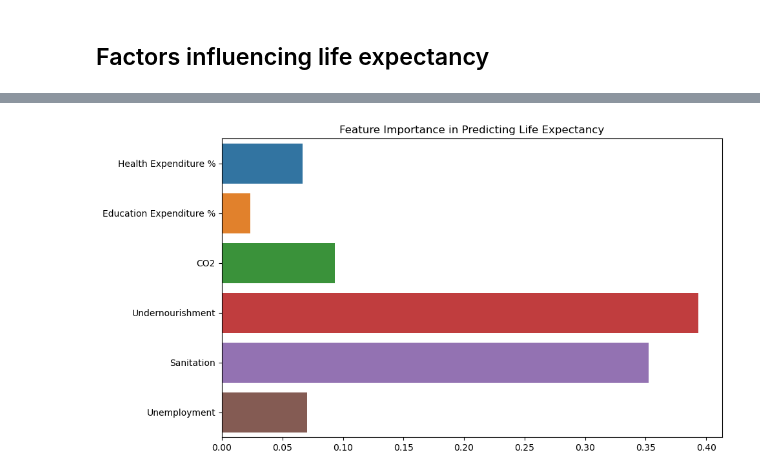
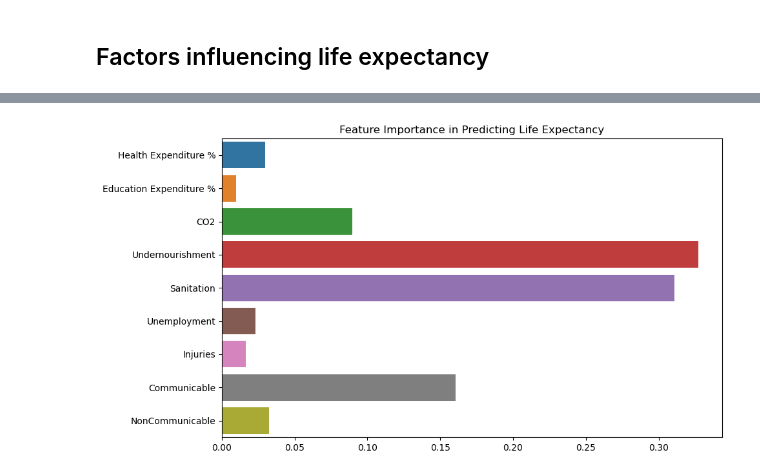
Before and after one commit to diatt17/Data_analysis_projects, a Jupyter notebook: Life_expectancy/life_expectancy.ipynb, the cells around one changed output, grey strips where cells are left out. Drawn from its saved outputs; the diff is of its cells as text; code cells hidden in the pictures.

```diff
--- a/Life_expectancy/life_expectancy.ipynb
+++ b/Life_expectancy/life_expectancy.ipynb
@@ -351,27 +379,28 @@ strong multicollinearity or other numerical problems.
 # %%
 #feature importance
 from sklearn.ensemble import RandomForestRegressor
 from sklearn.model_selection import train_test_split
 
 # Prepare data for modeling
 X = data[['Health Expenditure %', 'Education Expenditure %', 'CO2',
-          'Undernourishment', 'Sanitation', 'Unemployment']]
+               'Undernourishment', 'Sanitation', 'Unemployment', 'Injuries','Communicable',	'NonCommunicable']]
+
 y = data['Life_expectancy']
 
 # Split data into training and testing sets
 X_train, X_test, y_train, y_test = train_test_split(X, y, test_size=0.2, random_state=42)
 
 # Fit Random Forest model
 model = RandomForestRegressor(random_state=42)
 model.fit(X_train, y_train)
 
 # Feature importance
 feature_importance = model.feature_importances_
 
 # Plot feature importance
 plt.figure(figsize=(10, 6))
 sns.barplot(x=feature_importance, y=X.columns)
 plt.title('Feature Importance in Predicting Life Expectancy')
 plt.show()
 # %% [output]
-[figure, old version]
+[figure, new version]
```
Also changed, not shown: parts of 8 cells of this notebook, 1 other file.
